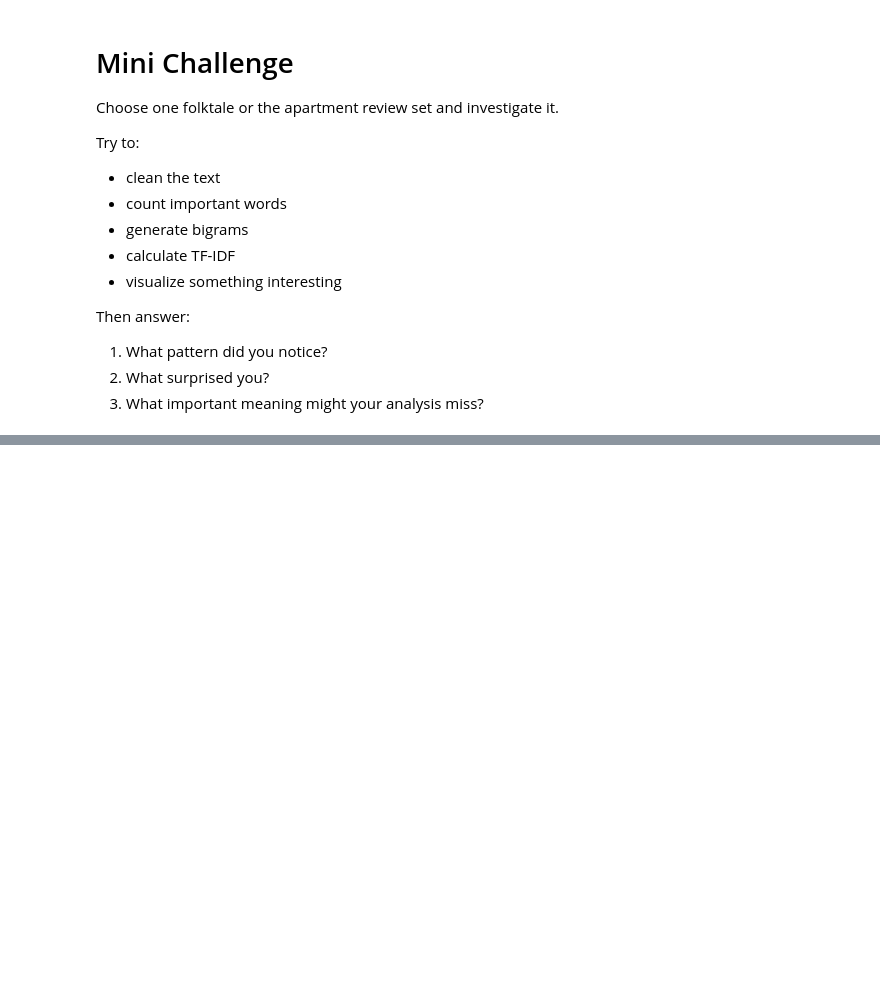
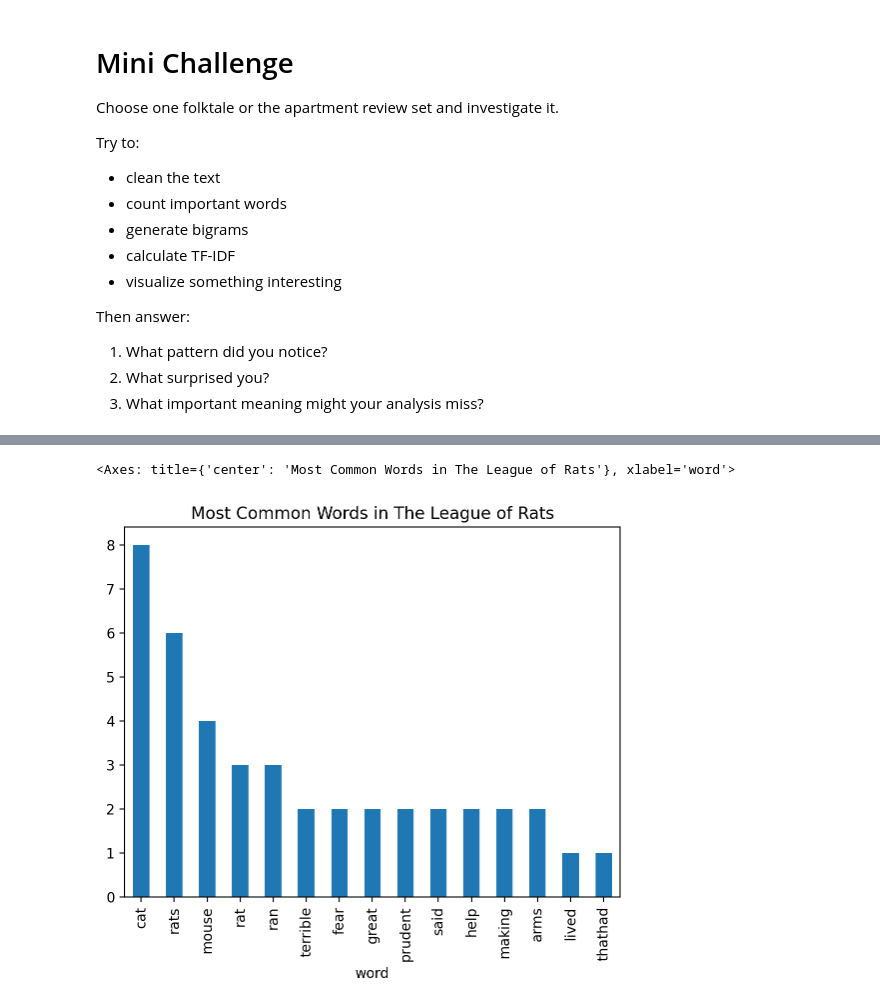
Before and after one commit to arpettey/python_bootcamp, a Jupyter notebook: text_analytics.ipynb, the cells around one changed output, grey strips where cells are left out. Cells and saved outputs as stored; diff of their text form; code cells hidden in the pictures; blank space fills up the shorter version.

```diff
--- a/text_analytics.ipynb
+++ b/text_analytics.ipynb
@@ -909,0 +975,11 @@ Then answer:
+# %%
+story_cleaned = story_cleaned.translate(
+    str.maketrans(
+        string.punctuation,
+        " " * len(string.punctuation) # to get rid of some accent marks, replace with blank space
+            # so for sequential punctuation marks, make it into one white space
+    )
+)
+story_cleaned = " ".join(story_cleaned.split())
+
+story_cleaned[:1000]
@@ -909,0 +988,7 @@ Then answer:
+# %%
+story_cleaned = " ".join(
+    word for word in story_cleaned.split()
+    if word not in stopwords
+)
+
+story_cleaned[:1000]
@@ -909,0 +997,5 @@ Then answer:
+# %%
+# step 3: find most common words
+story_challenge_words = story_cleaned.split()
+
+Counter(story_challenge_words).most_common(20)
@@ -909,0 +1023,16 @@ Then answer:
+# %%
+# step 4: graph the most common words
+rats_words = pd.DataFrame(
+    Counter(story_challenge_words).most_common(15),
+    columns=["word", "count"]
+)
+# %%
+rats_words.plot.bar(
+    x="word",
+    y="count",
+    legend=False,
+    title="Most Common Words in The League of Rats"
+)
+# %% [output]
+<Axes: title={'center': 'Most Common Words in The League of Rats'}, xlabel='word'>
+[figure, added]
```
Also changed, not shown: parts of 13 cells of this notebook.
